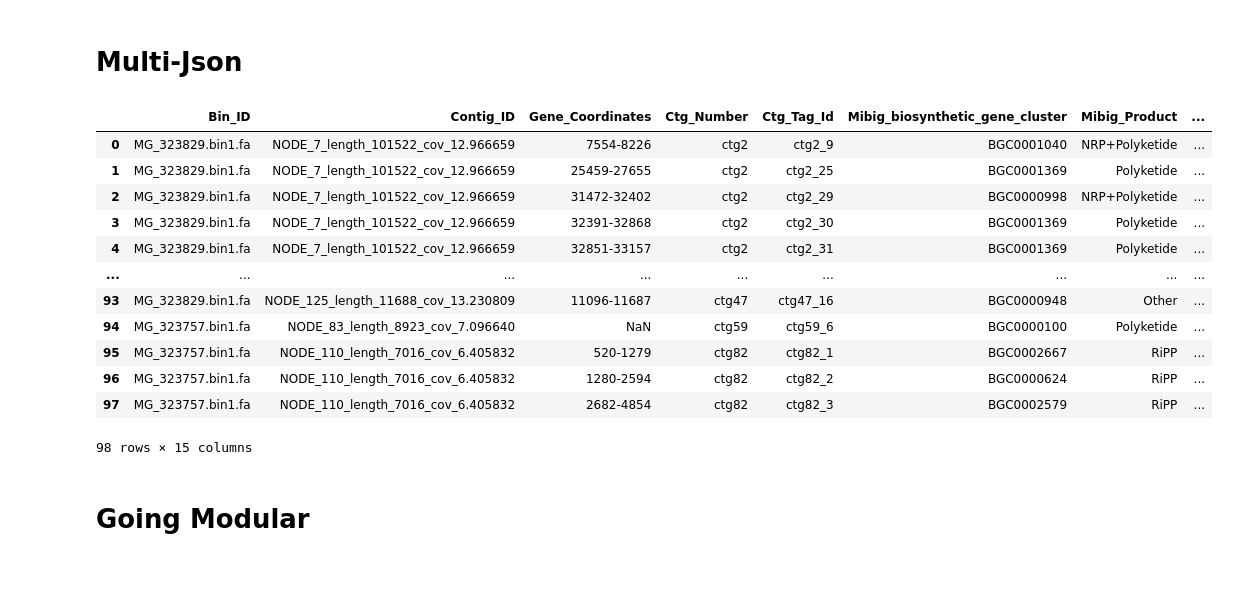
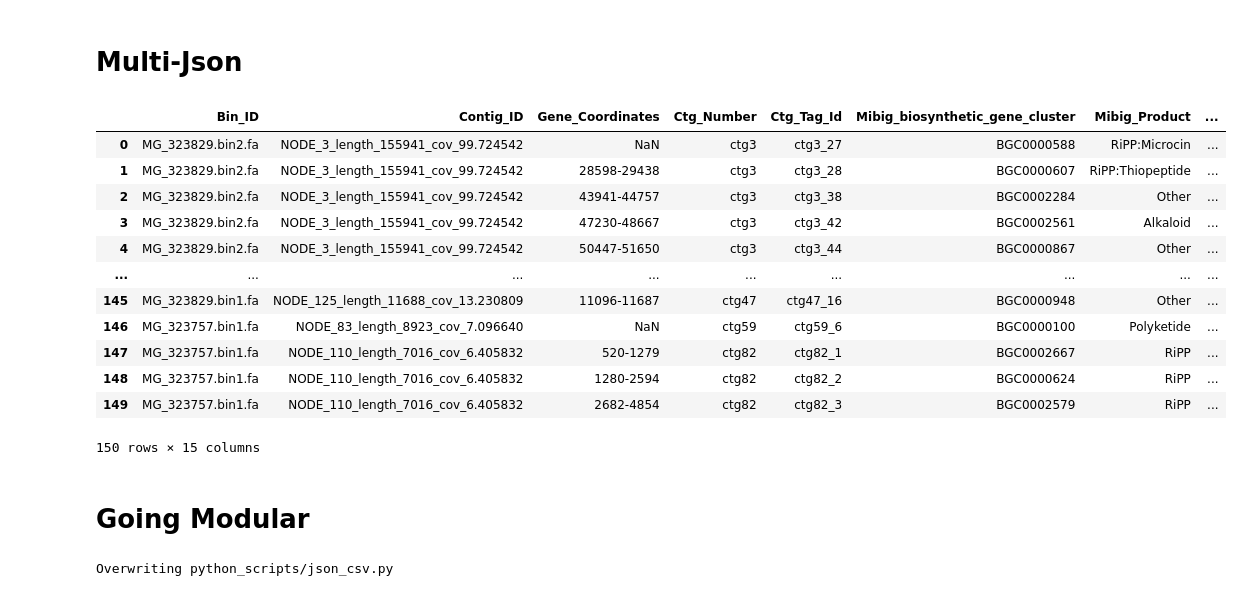
Before and after one commit to b-temu/extract, a Jupyter notebook: multi-extract.ipynb, the cells around one changed output. Drawn from its saved outputs; the diff is of its cells as text; code cells hidden in the pictures.

```diff
--- a/multi-extract.ipynb
+++ b/multi-extract.ipynb
@@ -131,24 +123,25 @@ def process_files(file_paths):
 process_files(list_dir)
 # %%
 import pandas as pd
-pd.read_csv("./combined_output.csv")
+pd.read_csv("./comb_output.csv")
 # %% [output]
 |  | Bin_ID | Contig_ID | Gene_Coordinates | Ctg_Number | Ctg_Tag_Id | Mibig_biosynthetic_gene_cluster | Mibig_Product | ... |
-| 0 | MG_323829.bin1.fa | NODE_7_length_101522_cov_12.966659 | 7554-8226 | ctg2 | ctg2_9 | BGC0001040 | NRP+Polyketide | ... |
-| 1 | MG_323829.bin1.fa | NODE_7_length_101522_cov_12.966659 | 25459-27655 | ctg2 | ctg2_25 | BGC0001369 | Polyketide | ... |
-| 2 | MG_323829.bin1.fa | NODE_7_length_101522_cov_12.966659 | 31472-32402 | ctg2 | ctg2_29 | BGC0000998 | NRP+Polyketide | ... |
-| 3 | MG_323829.bin1.fa | NODE_7_length_101522_cov_12.966659 | 32391-32868 | ctg2 | ctg2_30 | BGC0001369 | Polyketide | ... |
-| 4 | MG_323829.bin1.fa | NODE_7_length_101522_cov_12.966659 | 32851-33157 | ctg2 | ctg2_31 | BGC0001369 | Polyketide | ... |
+| 0 | MG_323829.bin2.fa | NODE_3_length_155941_cov_99.724542 | NaN | ctg3 | ctg3_27 | BGC0000588 | RiPP:Microcin | ... |
+| 1 | MG_323829.bin2.fa | NODE_3_length_155941_cov_99.724542 | 28598-29438 | ctg3 | ctg3_28 | BGC0000607 | RiPP:Thiopeptide | ... |
+| 2 | MG_323829.bin2.fa | NODE_3_length_155941_cov_99.724542 | 43941-44757 | ctg3 | ctg3_38 | BGC0002284 | Other | ... |
+| 3 | MG_323829.bin2.fa | NODE_3_length_155941_cov_99.724542 | 47230-48667 | ctg3 | ctg3_42 | BGC0002561 | Alkaloid | ... |
+| 4 | MG_323829.bin2.fa | NODE_3_length_155941_cov_99.724542 | 50447-51650 | ctg3 | ctg3_44 | BGC0000867 | Other | ... |
 | ... | ... | ... | ... | ... | ... | ... | ... | ... |
-| 93 | MG_323829.bin1.fa | NODE_125_length_11688_cov_13.230809 | 11096-11687 | ctg47 | ctg47_16 | BGC0000948 | Other | ... |
-| 94 | MG_323757.bin1.fa | NODE_83_length_8923_cov_7.096640 | NaN | ctg59 | ctg59_6 | BGC0000100 | Polyketide | ... |
-| 95 | MG_323757.bin1.fa | NODE_110_length_7016_cov_6.405832 | 520-1279 | ctg82 | ctg82_1 | BGC0002667 | RiPP | ... |
-| 96 | MG_323757.bin1.fa | NODE_110_length_7016_cov_6.405832 | 1280-2594 | ctg82 | ctg82_2 | BGC0000624 | RiPP | ... |
-| 97 | MG_323757.bin1.fa | NODE_110_length_7016_cov_6.405832 | 2682-4854 | ctg82 | ctg82_3 | BGC0002579 | RiPP | ... |
+| 145 | MG_323829.bin1.fa | NODE_125_length_11688_cov_13.230809 | 11096-11687 | ctg47 | ctg47_16 | BGC0000948 | Other | ... |
+| 146 | MG_323757.bin1.fa | NODE_83_length_8923_cov_7.096640 | NaN | ctg59 | ctg59_6 | BGC0000100 | Polyketide | ... |
+| 147 | MG_323757.bin1.fa | NODE_110_length_7016_cov_6.405832 | 520-1279 | ctg82 | ctg82_1 | BGC0002667 | RiPP | ... |
+| 148 | MG_323757.bin1.fa | NODE_110_length_7016_cov_6.405832 | 1280-2594 | ctg82 | ctg82_2 | BGC0000624 | RiPP | ... |
+| 149 | MG_323757.bin1.fa | NODE_110_length_7016_cov_6.405832 | 2682-4854 | ctg82 | ctg82_3 | BGC0002579 | RiPP | ... |
-98 rows × 15 columns
+150 rows × 15 columns
 # %% [markdown]
 # Going Modular
 # %%
+%%writefile python_scripts/json_csv.py
 import json
 import csv
 import os
@@ -162,8 +155,6 @@ def list_json_files(directory):
             if file.endswith('.json'):
                 json_files.append(os.path.join(root, file))
     return json_files
-
-list_dir = list_json_files(results_dir)
 
 def above_two(data_records):
     index=[]
@@ -188,15 +179,9 @@ def process_files(file_paths, csv_filename):
             writer.writerow(["Bin_ID", "Contig_ID", "Gene_Coordinates", "Ctg_Number", "Ctg_Tag_Id", "Mibig_biosynthetic_gene_cluster", "Mibig_Product", "Blast_name", "Blast_genecluster","Blast_annotation","Blast_perc_coverage", "Blast_perc_ident", "Blast_blastscore", "Blast_evalue", "Blast_locus_tag" ])
 
         for file_path in file_paths:
-
             with open(file_path, 'r') as files:
                 data = json.load(files)
                 index_ = above_two(data["records"])
-
-
-                # with open(csv_filename, 'w', newline='') as csvfile:
-                #     writer = csv.writer(csvfile)
-                #     writer.writerow(["Bin_ID", "Contig_ID", "Gene_Coordinates", "Ctg_Number", "Ctg_Tag_Id", "Mibig_biosynthetic_gene_cluster", "Mibig_Product", "Blast_name", "Blast_genecluster","Blast_annotation","Blast_perc_coverage", "Blast_perc_ident", "Blast_blastscore", "Blast_evalue", "Blast_locus_tag" ])
 
                 for i in index_:
                     bin_id = data["input_file"]
@@ -220,8 +205,6 @@ def process_files(file_paths, csv_filename):
                                             "blast_evalue": blast_evalue,
                                             "blast_locus_tag": blast_locus_tag,
                                             "cordinates": blast[0].split("|")[2] }
-
-                    # print(blast_)
 
                     for ctg_tagid, vl in mibig_entries.items():
                         ctg_id = ctg_tagid.split("_")[0]
@@ -271,8 +254,8 @@ def process_files(file_paths, csv_filename):
                         ])
 
 def main():
-    parser = argparse.ArgumentParser(description="Process JSON files and output combined results to a CSV file.")
-    parser.add_argument('result_dir', help='JSON files to process')
+    parser = argparse.ArgumentParser(description="Process JSON files and output combined results to a CSV file. Please note dont run with the same output name file it will add the same results in the file.")
+    parser.add_argument('--result_dir',"-r", help='JSON files to process')
     parser.add_argument('-o', '--output', default='combined_output.csv', help='Output CSV file name (default: combined_output.csv)')
 
     args = parser.parse_args()
@@ -284,3 +267,5 @@ def main():
 
 if __name__ == "__main__":
     main()
+# %% [output]
+Overwriting python_scripts/json_csv.py
```
Also changed, not shown: parts of 4 cells of this notebook, 4 other files.
